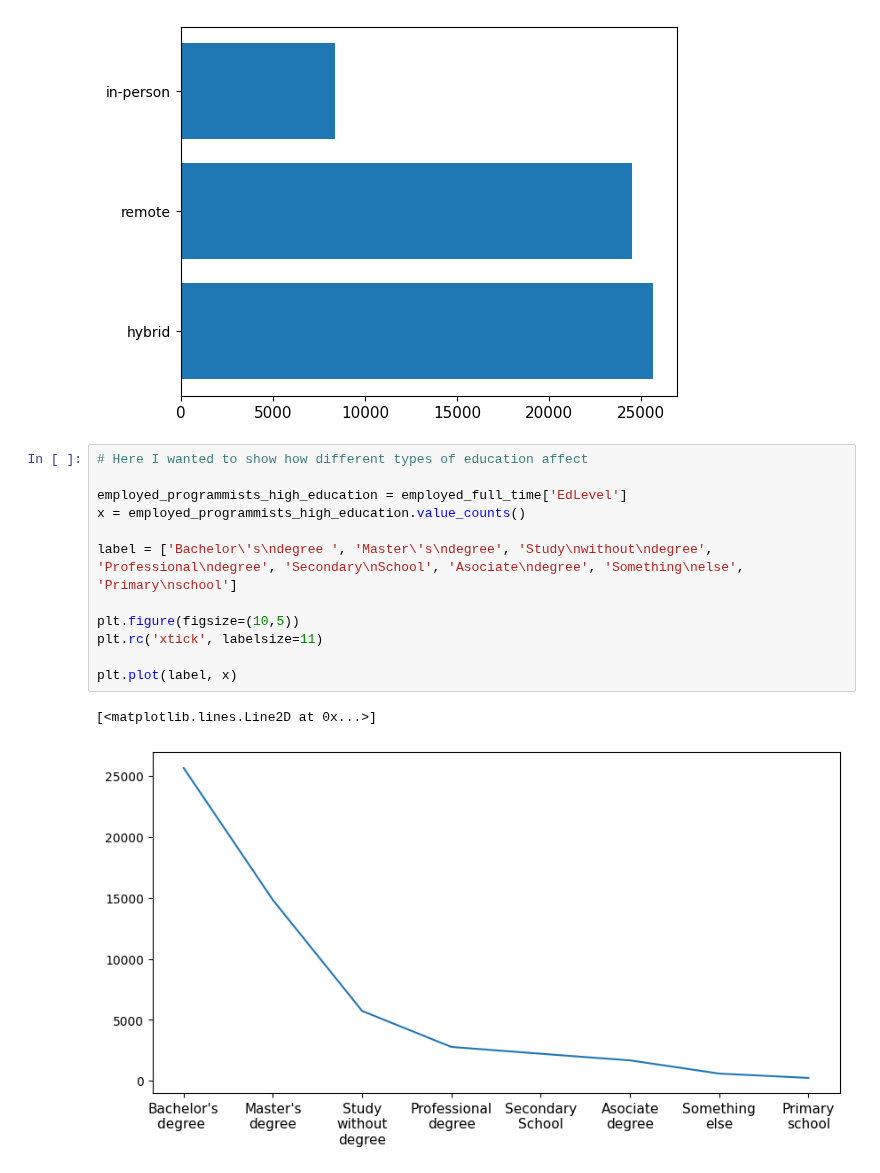
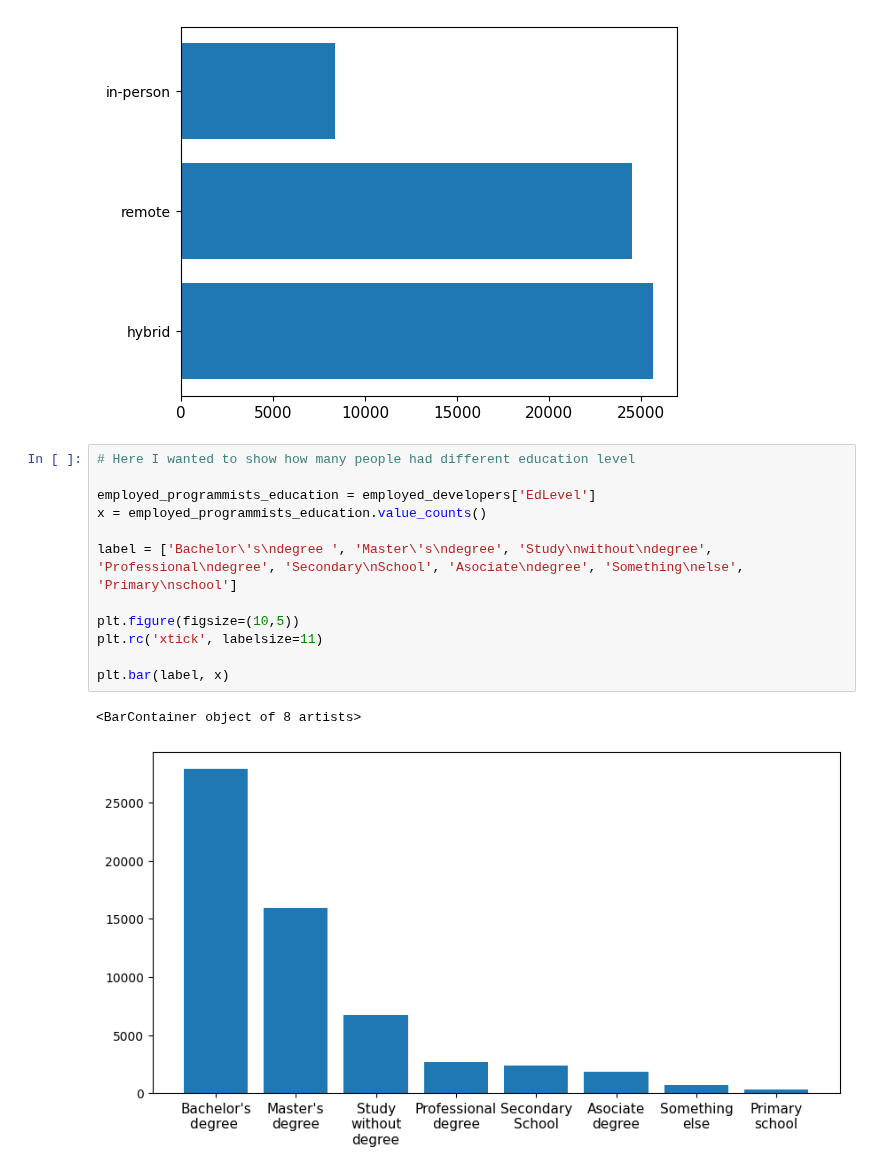
Before and after one commit to mawojcik/introduction_to_data_science, a Jupyter notebook: Lab_1/Assignment_1_OPTIONAL.ipynb, the cells around one changed output. Cells and saved outputs as stored; diff of their text form.

```diff
--- a/Lab_1/Assignment_1_OPTIONAL.ipynb
+++ b/Lab_1/Assignment_1_OPTIONAL.ipynb
@@ -86,17 +86,17 @@ plt.barh(labels, employed_developers_work_style)
 <BarContainer object of 3 artists>
 [figure]
 # %%
-# Here I wanted to show how different types of education affect
+# Here I wanted to show how many people had different education level
 
-employed_programmists_high_education = employed_full_time['EdLevel']
-x = employed_programmists_high_education.value_counts()
+employed_programmists_education = employed_developers['EdLevel']
+x = employed_programmists_education.value_counts()
 
 label = ['Bachelor\'s\ndegree ', 'Master\'s\ndegree', 'Study\nwithout\ndegree', 'Professional\ndegree', 'Secondary\nSchool', 'Asociate\ndegree', 'Something\nelse', 'Primary\nschool']
 
 plt.figure(figsize=(10,5))
 plt.rc('xtick', labelsize=11)
 
-plt.plot(label, x)
+plt.bar(label, x)
 # %% [output]
-[<matplotlib.lines.Line2D at 0x...>]
+<BarContainer object of 8 artists>
-[figure, old version]
+[figure, new version]
```
Also changed, not shown: parts of 2 cells of this notebook.
